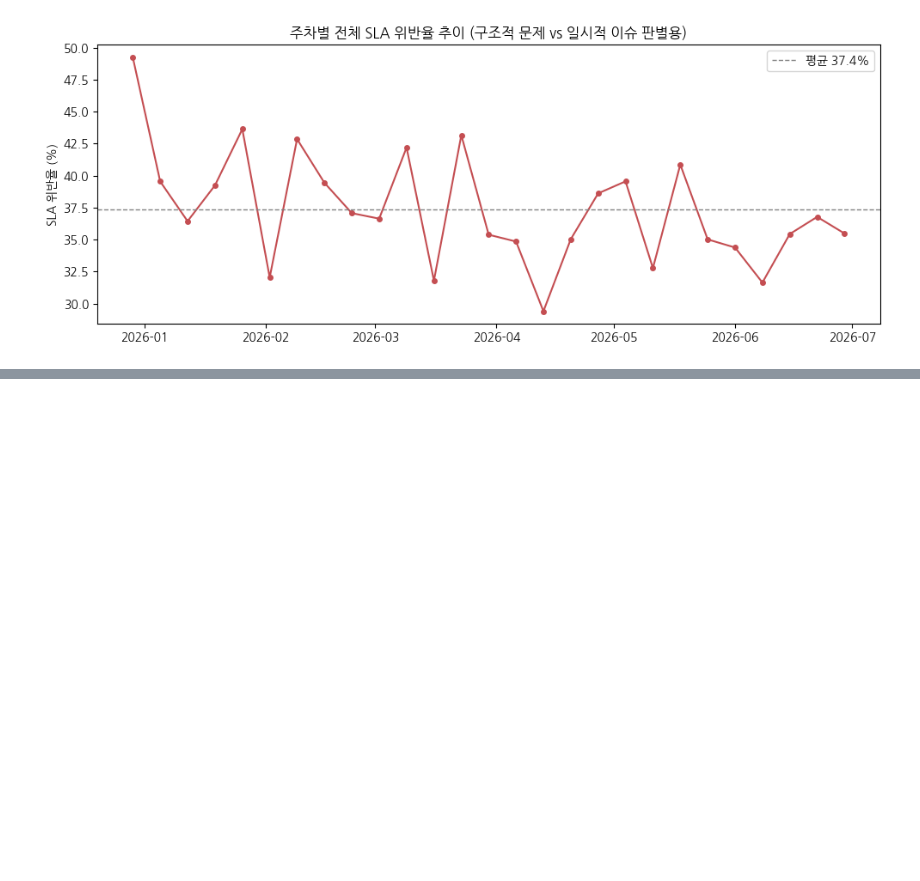
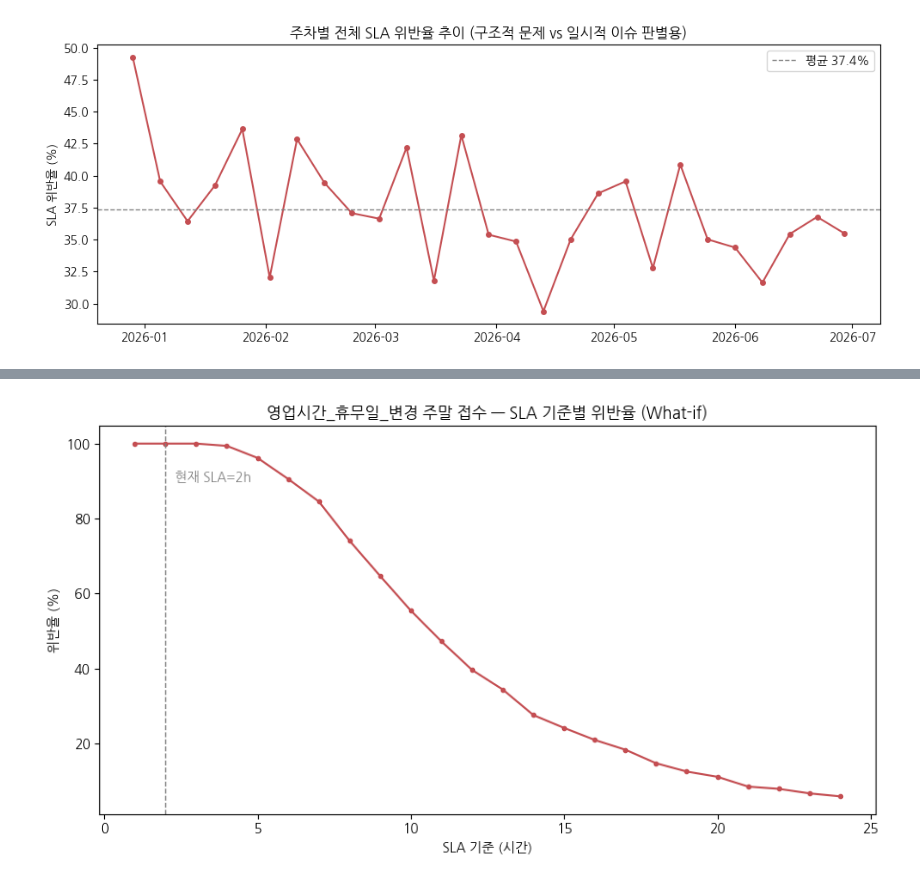
Before and after one commit to hwasun-zip/ItsSpeed, a Jupyter notebook: ItsSpeed.ipynb, the cells around one changed output, grey strips where cells are left out. Saved outputs shown, nothing was run; the diff lists cells and outputs as text; code cells hidden in the pictures; blank space fills up the shorter version.

```diff
--- a/ItsSpeed.ipynb
+++ b/ItsSpeed.ipynb
@@ -471,0 +515,21 @@ WARNING: apt does not have a stable CLI interface. Use with caution in scripts.
+# %%
+# 곡선 시각화
+thresholds = list(range(1, 25))
+rates = [(weekend['total_processing_hours'] > t).mean() * 100 for t in thresholds]
+
+fig, ax = plt.subplots(figsize=(9, 5))
+ax.plot(thresholds, rates, marker='o', markersize=3, color='#C44E52')
+ax.axvline(2, color='gray', linestyle='--', linewidth=1)
+ax.text(2.3, 90, '현재 SLA=2h', color='gray')
+ax.set_xlabel('SLA 기준 (시간)')
+ax.set_ylabel('위반율 (%)')
+ax.set_title('영업시간_휴무일_변경 주말 접수 — SLA 기준별 위반율 (What-if)')
+plt.tight_layout()
+plt.show()
+
+# 해석: SLA를 2h→4h로 두 배 늘려도 위반율은 100%→99.4%로 거의 안 줄어듦
+# 패스트트랙(대기시간 제거)과 숙련 담당자 전담 배정도 4h 기준에서 각각 98.0%, 96.8%로 효과 미미
+# 세 시나리오 모두 실패한 이유는 병목이 '대기'나 '담당자 배정'이 아니라 검수 자체에 걸리는 시간(중앙값 7~10h) 이기 때문
+# → 이 요청 유형에 2~4시간 SLA를 적용하려면 검수 절차 자체의 간소화(예: 경미한 변경 체크리스트 기반 즉시승인)가 필요하며, SLA 숫자나 담당 인력을 바꾸는 것만으로는 해결되지 않음
+# %% [output]
+[figure, added]
```
Also changed, not shown: parts of 4 cells of this notebook.
